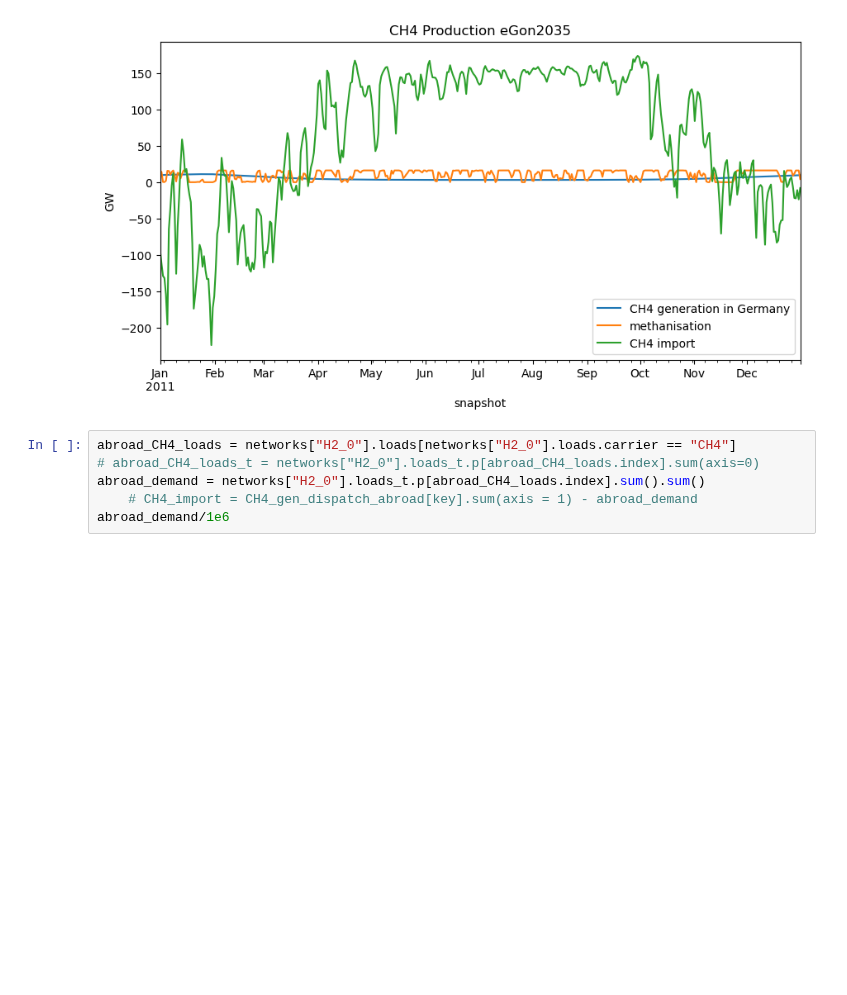
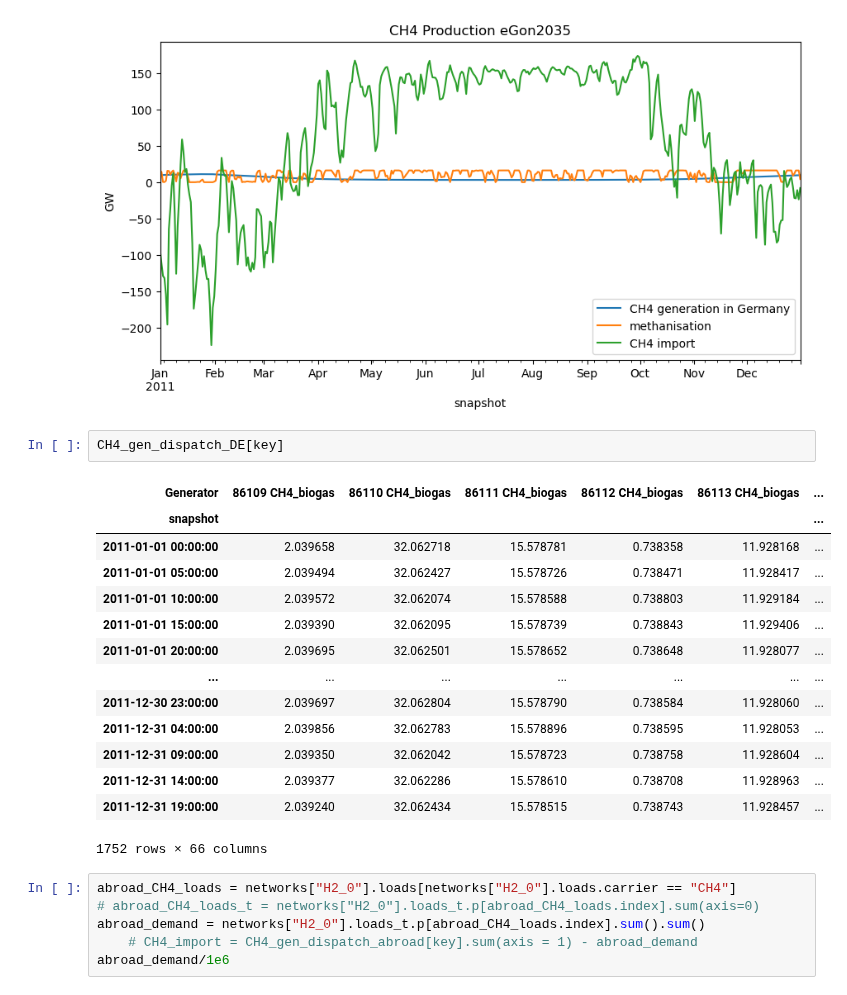
Before and after one commit to openego/eTraGo, a Jupyter notebook: etrago/gas_analysis_etrago.ipynb, the cells around one changed output. Drawn from its saved outputs; the diff is of its cells as text; blank space fills up the shorter version.

```diff
--- a/etrago/gas_analysis_etrago.ipynb
+++ b/etrago/gas_analysis_etrago.ipynb
@@ -919,6 +925,23 @@ for key in networks:
     fig.show()
 # %% [output]
 [figure]
+# %%
+CH4_gen_dispatch_DE[key]
+# %% [output]
+| Generator | 86109 CH4_biogas | 86110 CH4_biogas | 86111 CH4_biogas | 86112 CH4_biogas | 86113 CH4_biogas | ... |
+| snapshot |  |  |  |  |  | ... |
+| 2011-01-01 00:00:00 | 2.039658 | 32.062718 | 15.578781 | 0.738358 | 11.928168 | ... |
+| 2011-01-01 05:00:00 | 2.039494 | 32.062427 | 15.578726 | 0.738471 | 11.928417 | ... |
+| 2011-01-01 10:00:00 | 2.039572 | 32.062074 | 15.578588 | 0.738803 | 11.929184 | ... |
+| 2011-01-01 15:00:00 | 2.039390 | 32.062095 | 15.578739 | 0.738843 | 11.929406 | ... |
+| 2011-01-01 20:00:00 | 2.039695 | 32.062501 | 15.578652 | 0.738648 | 11.928077 | ... |
+| ... | ... | ... | ... | ... | ... | ... |
+| 2011-12-30 23:00:00 | 2.039697 | 32.062804 | 15.578790 | 0.738584 | 11.928060 | ... |
+| 2011-12-31 04:00:00 | 2.039856 | 32.062783 | 15.578896 | 0.738595 | 11.928053 | ... |
+| 2011-12-31 09:00:00 | 2.039350 | 32.062042 | 15.578723 | 0.738758 | 11.928604 | ... |
+| 2011-12-31 14:00:00 | 2.039377 | 32.062286 | 15.578610 | 0.738708 | 11.928963 | ... |
+| 2011-12-31 19:00:00 | 2.039240 | 32.062434 | 15.578515 | 0.738743 | 11.928457 | ... |
+1752 rows × 66 columns
 # %%
 abroad_CH4_loads = networks["H2_0"].loads[networks["H2_0"].loads.carrier == "CH4"]
 # abroad_CH4_loads_t = networks["H2_0"].loads_t.p[abroad_CH4_loads.index].sum(axis=0)
```
Also changed, not shown: parts of 8 cells of this notebook.
